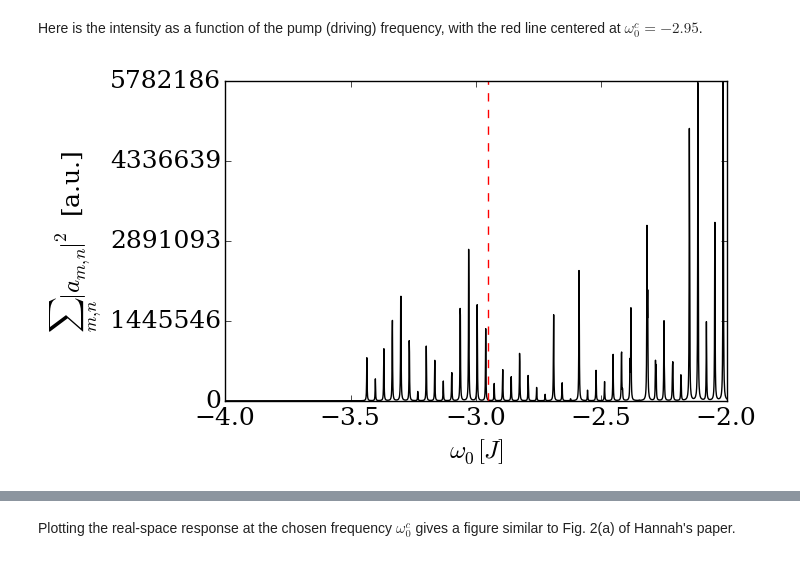
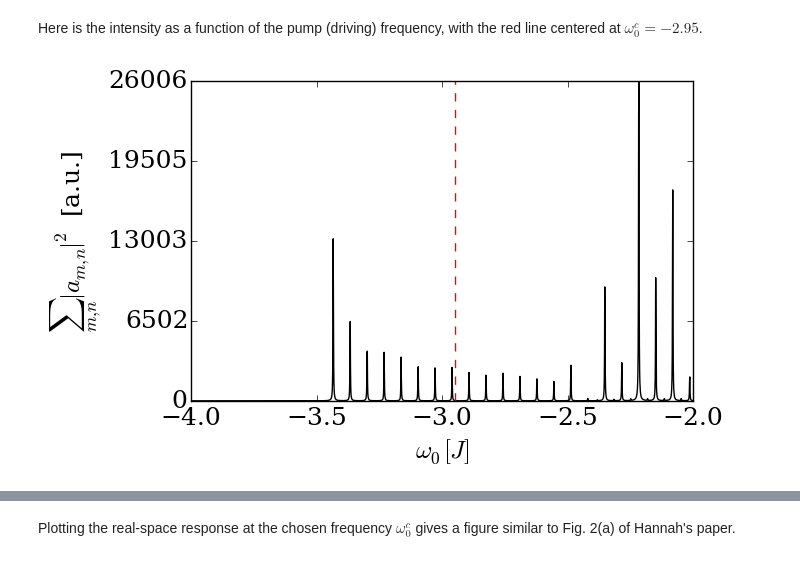
Before and after one commit to berceanu/notebooks, a Jupyter notebook: julia/berryphase.ipynb, the cells around one changed output, grey strips where cells are left out. Saved outputs shown, nothing was run; the diff lists cells and outputs as text; code cells hidden in the pictures.

```diff
--- a/julia/berryphase.ipynb
+++ b/julia/berryphase.ipynb
@@ -22,6 +22,6 @@ Dict{String,Any} with 5 entries:
 # %% [markdown]
 Here is the intensity as a function of the pump (driving) frequency, with the red line centered at $\omega^c_0 = -2.95$.
 # %%
-plotintensity(;stp=0.001)
+plotintensity(;stp=0.001, random=0)
 # %% [output]
-[figure, old version]
+[figure, new version]
```
Also changed, not shown: parts of 6 cells of this notebook, 1 other file.
